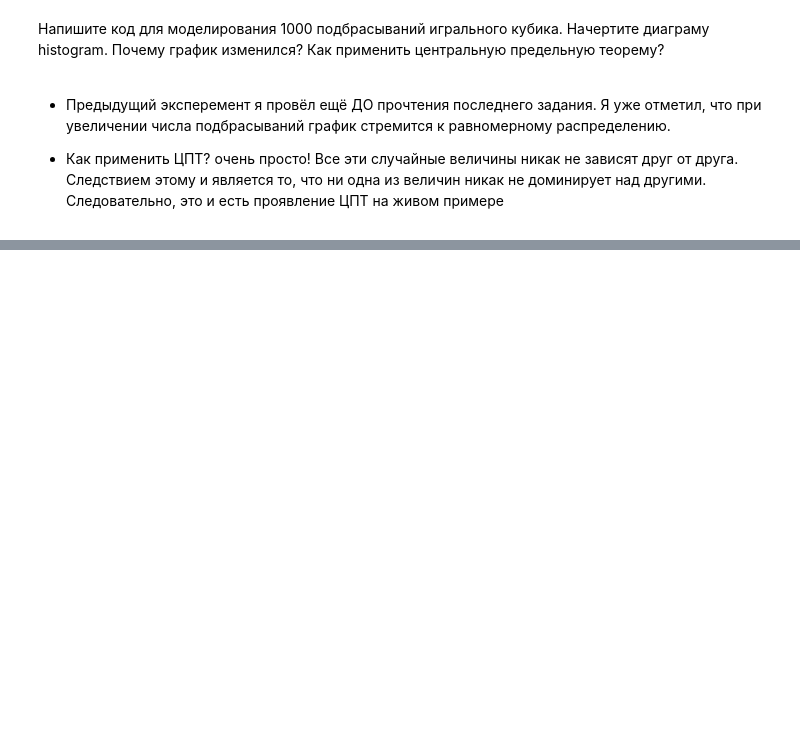
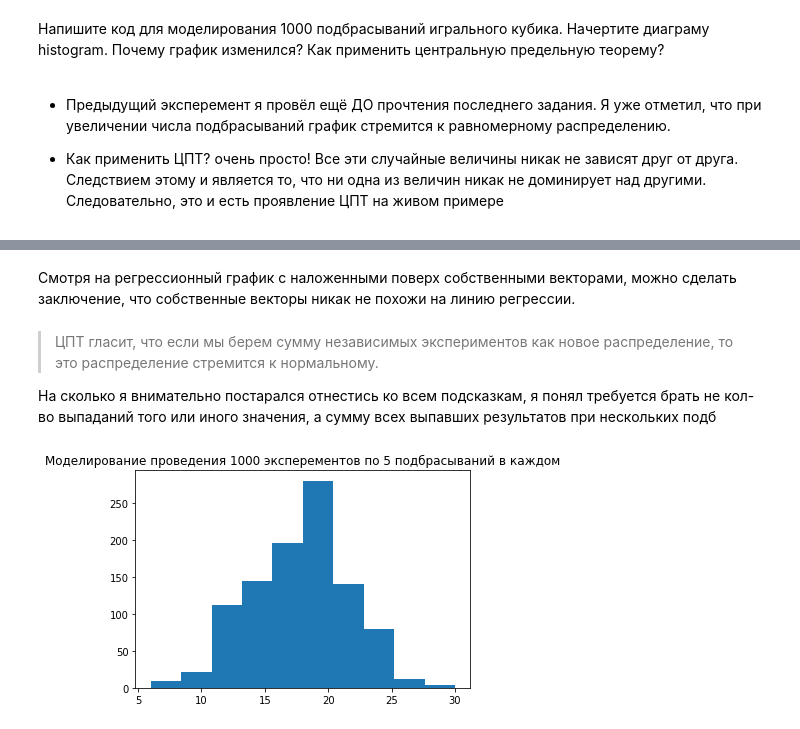
Before and after one commit to serp-ya/pyda-5-13, a Jupyter notebook: dz_2.ipynb, the cells around one changed output, grey strips where cells are left out. Cells and saved outputs as stored; diff of their text form; code cells hidden in the pictures; blank space fills up the shorter version.

```diff
--- a/dz_2.ipynb
+++ b/dz_2.ipynb
@@ -308,0 +407,20 @@ array([[<matplotlib.axes._subplots.AxesSubplot object at 0x...>]],
+# %% [markdown]
+Смотря на регрессионный график с наложенными поверх собственными векторами, можно сделать заключение, что собственные векторы никак не похожи на линию регрессии.
+# %% [markdown]
+> ЦПТ гласит, что если мы берем сумму независимых экспериментов как новое распределение, то это распределение стремится к нормальному.
+
+На сколько я внимательно постарался отнестись ко всем подсказкам, я понял требуется брать не кол-во выпаданий того или иного значения, а сумму всех выпавших результатов при нескольких подб
+# %%
+experiments_count = 1000
+throw_dice_count = 5
+
+aaa = np.zeros((experiments_count, 1))
+
+for i in range(experiments_count):
+    aaa[i, 0] = np.sum(throw_dice(throw_dice_count))
+
+plt.title(f'Моделирование проведения {experiments_count} эксперементов по {throw_dice_count} подбрасываний в каждом')
+plt.hist(aaa, 10)
+plt.show()
+# %% [output]
+[figure, added]
```
Also changed, not shown: parts of 11 cells of this notebook.
